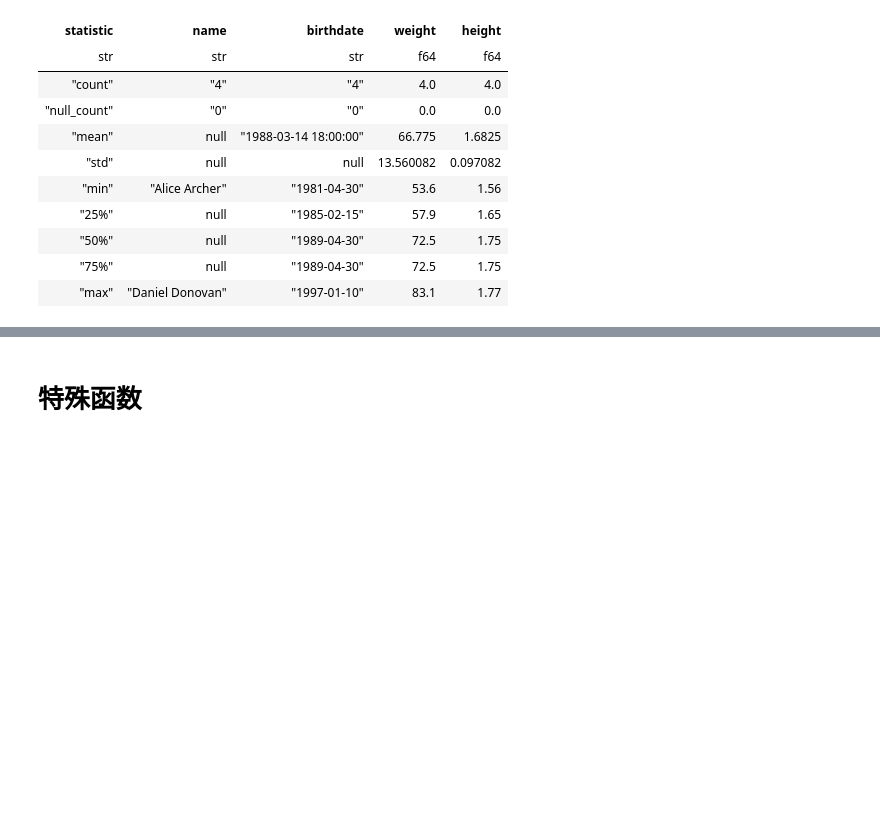
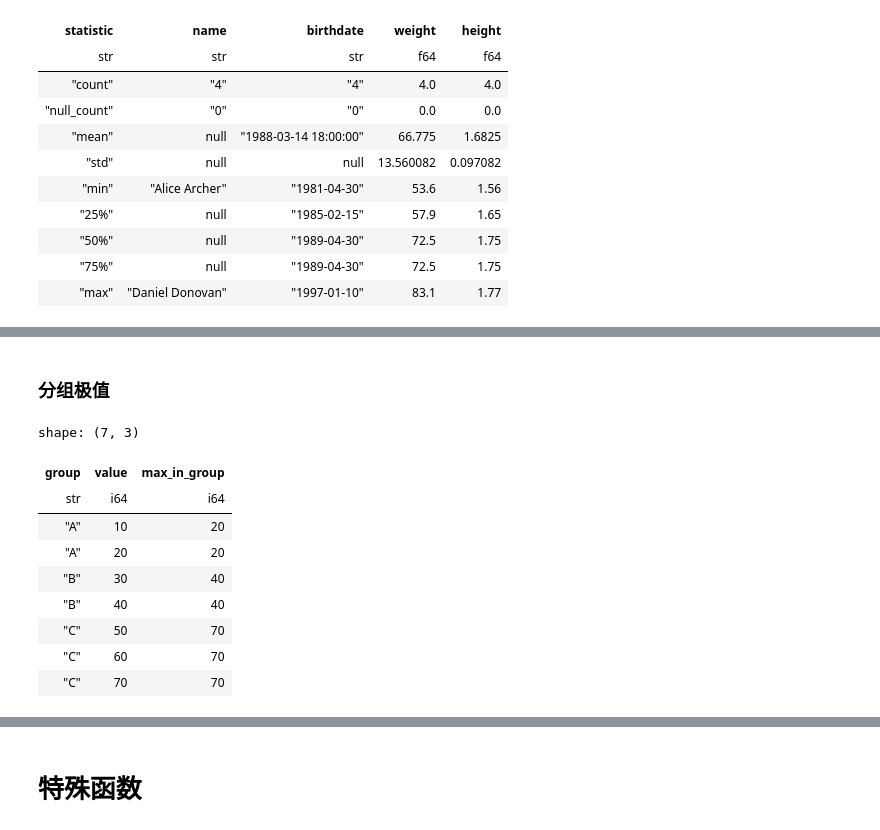
Before and after one commit to iridescentGray/self-learn-python-project, a Jupyter notebook: data_analysis/polars_api/DataFrame/base.ipynb, the cells around one changed output, grey strips where cells are left out. Saved outputs shown, nothing was run; the diff lists cells and outputs as text; code cells hidden in the pictures; blank space fills up the shorter version.

Commit message:
feat: learn over

```diff
--- a/data_analysis/polars_api/DataFrame/base.ipynb
+++ b/data_analysis/polars_api/DataFrame/base.ipynb
@@ -835,0 +843,11 @@ shape: (9, 5)
+# %%
+import polars as pl
+
+df = pl.DataFrame(
+    {
+        "group": ["A", "A", "B", "B", "C", "C", "C"],
+        "value": [10, 20, 30, 40, 50, 60, 70],
+    }
+)
+
+df
@@ -835,0 +865,17 @@ shape: (9, 5)
+# %% [markdown]
+### 分组极值
+# %%
+# 分组求最大
+df_result = df.with_columns(pl.col("value").max().over("group").alias("max_in_group"))
+df_result
+# %% [output]
+shape: (7, 3)
+| group | value | max_in_group |
+| str | i64 | i64 |
+| "A" | 10 | 20 |
+| "A" | 20 | 20 |
+| "B" | 30 | 40 |
+| "B" | 40 | 40 |
+| "C" | 50 | 70 |
+| "C" | 60 | 70 |
+| "C" | 70 | 70 |
```
Also changed, not shown: parts of 12 cells of this notebook.
